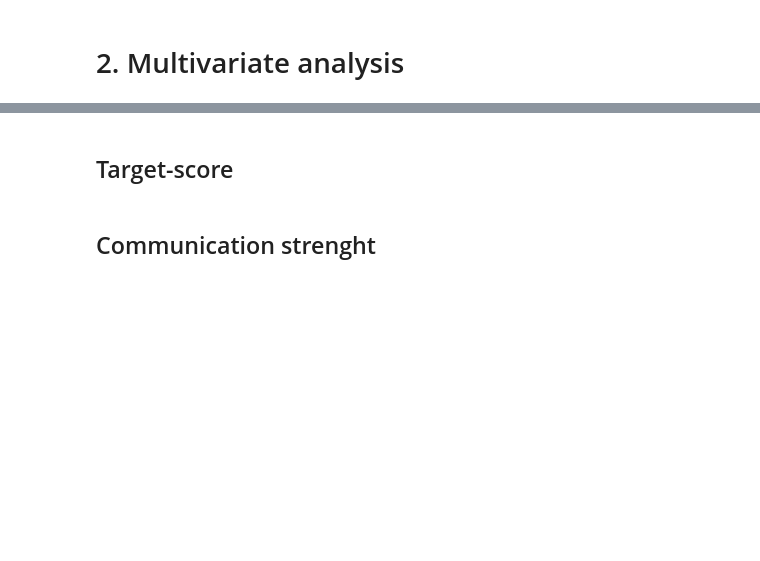
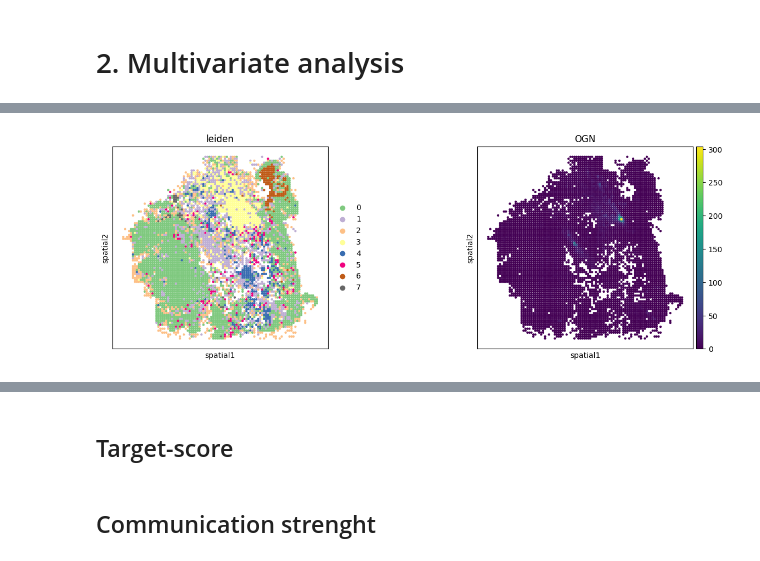
Before and after one commit to theislab/troutpy_reproducibility, a Jupyter notebook: notebooks/4_detailed_analysis/detailed_analysis_bone.ipynb, the cells around one changed output, grey strips where cells are left out. Saved outputs shown, nothing was run; the diff lists cells and outputs as text; code cells hidden in the pictures; blank space fills up the shorter version.

```diff
--- a/notebooks/4_detailed_analysis/detailed_analysis_bone.ipynb
+++ b/notebooks/4_detailed_analysis/detailed_analysis_bone.ipynb
@@ -621,0 +79,25 @@ sdata['xrna_metadata'].var
+# %%
+sdata['table'].uns['cell_type_colors'] = [
+       "#0FCCAC",
+            "#ED2073",
+            "#123755",
+            "#BFCE00",
+            "#DF5AFF",
+            "#FFFF7B",
+            "#FC911D",
+            "#E891B4",
+            "red",
+            "#37BEE2",
+            "#790DB7",
+            "#9CCE00",
+            "#43FBFF",
+            "#F7C894",
+            "#BCBCBC",
+            "#444444",
+            "#096858",
+
+]
+
+
+sc.pl.umap(sdata['table'],color='cell_type')
+sc.pl.spatial(sdata['table'],color='cell_type',spot_size=100)
@@ -833,0 +196,5 @@ sc.pl.rank_genes_groups_dotplot(adata, groupby="leiden", n_genes=8)
+# %%
+sdata['table'].obs['type']='cell'
+adata.obs['type']='uRNA_bin'
+# %%
+adata.obs['cell_type']='bin'
@@ -833,0 +209,4 @@ sc.pl.rank_genes_groups_dotplot(adata, groupby="leiden", n_genes=8)
+# %%
+sc.pl.spatial(adata, color=["leiden",'OGN'], spot_size=120)
+# %% [output]
+[figure, added]
```
Also changed, not shown: parts of 58 cells of this notebook, 44 other files.
